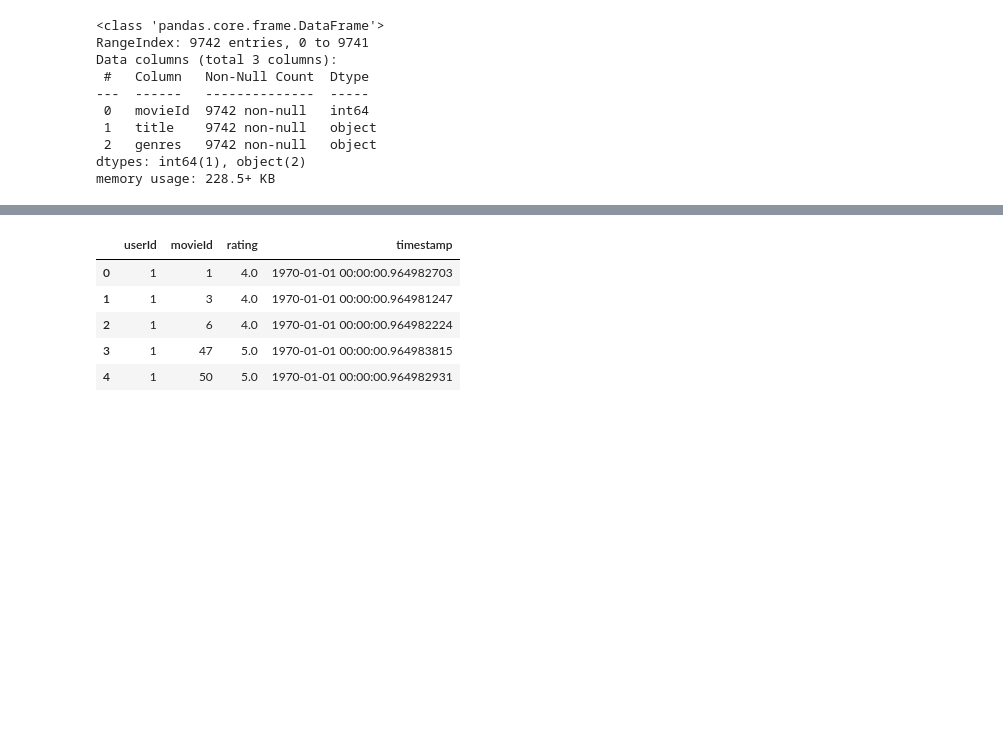
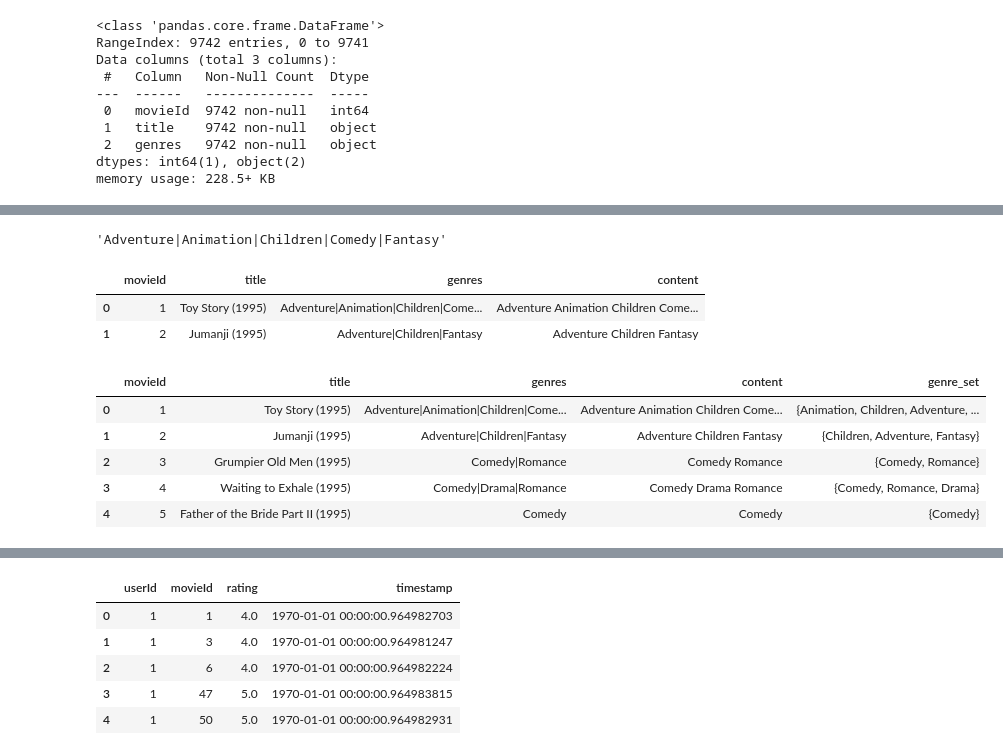
Before and after one commit to AJBrachoRodriguez/Movie-Recommender, a Jupyter notebook: notebook.ipynb, the cells around one changed output, grey strips where cells are left out. Saved outputs shown, nothing was run; the diff lists cells and outputs as text; code cells hidden in the pictures; blank space fills up the shorter version.

```diff
--- a/notebook.ipynb
+++ b/notebook.ipynb
@@ -109,3 +125,7 @@ memory usage: 228.5+ KB
+# %%
+df_movies['genres'].values[0]
+# %% [output]
+'Adventure|Animation|Children|Comedy|Fantasy'
 # %%
 # function: preprocessing
 
@@ -122,3 +142,9 @@ def preprocessing(df: pd.DataFrame):
     return df
 # %%
 df_movies = preprocessing(df_movies)
+# %%
+df_movies.head(2)
+# %% [output]
+|  | movieId | title | genres | content |
+| 0 | 1 | Toy Story (1995) | Adventure|Animation|Children|Come... | Adventure Animation Children Come... |
+| 1 | 2 | Jumanji (1995) | Adventure|Children|Fantasy | Adventure Children Fantasy |
@@ -125,3 +153,12 @@ df_movies = preprocessing(df_movies)
+# %%
+df_movies.head()
+# %% [output]
+|  | movieId | title | genres | content | genre_set |
+| 0 | 1 | Toy Story (1995) | Adventure|Animation|Children|Come... | Adventure Animation Children Come... | {Animation, Children, Adventure, ... |
+| 1 | 2 | Jumanji (1995) | Adventure|Children|Fantasy | Adventure Children Fantasy | {Children, Adventure, Fantasy} |
+| 2 | 3 | Grumpier Old Men (1995) | Comedy|Romance | Comedy Romance | {Comedy, Romance} |
+| 3 | 4 | Waiting to Exhale (1995) | Comedy|Drama|Romance | Comedy Drama Romance | {Comedy, Romance, Drama} |
+| 4 | 5 | Father of the Bride Part II (1995) | Comedy | Comedy | {Comedy} |
 # %%
 df_movies.info()
 # %% [output]
```
Also changed, not shown: parts of 58 cells of this notebook.
